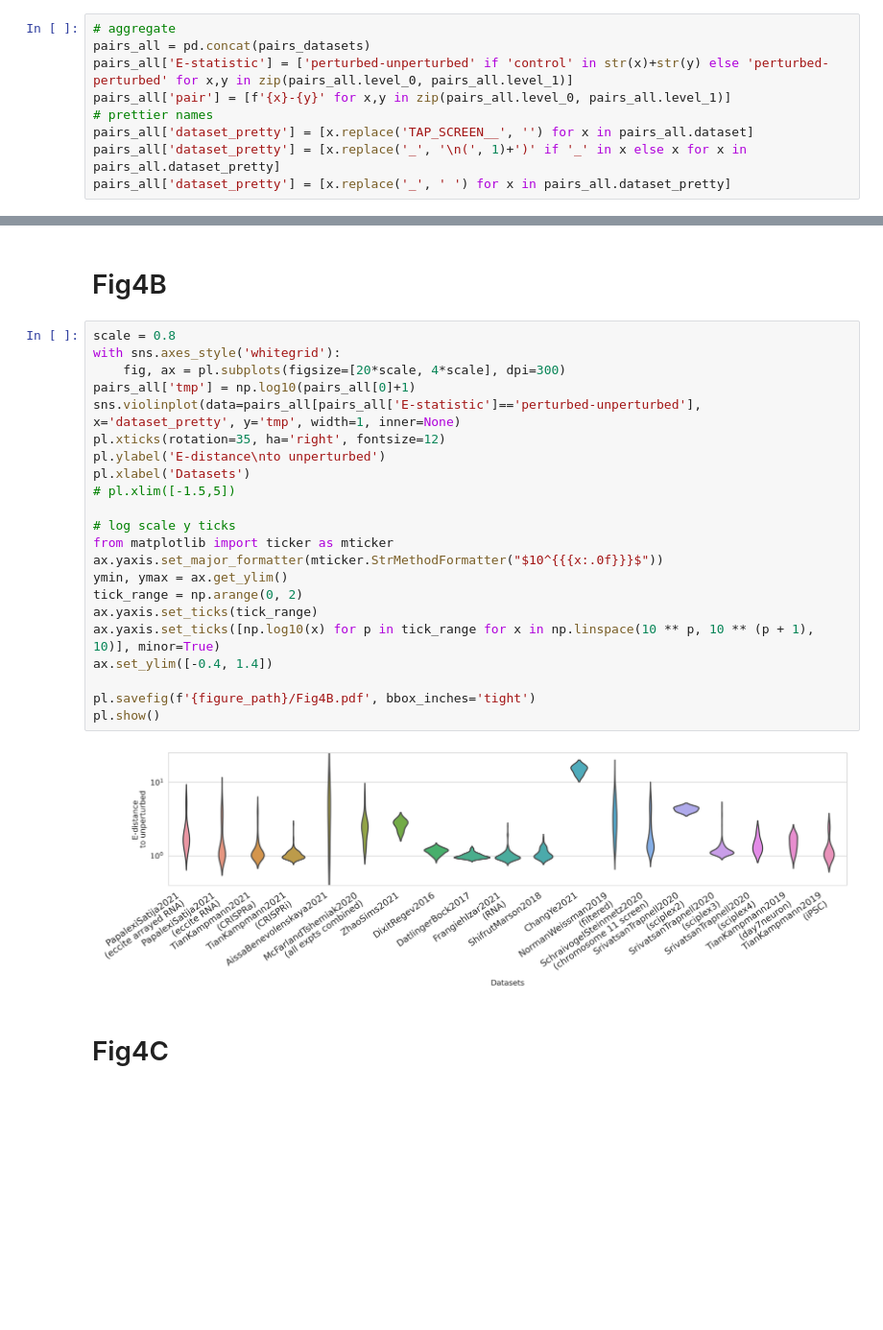
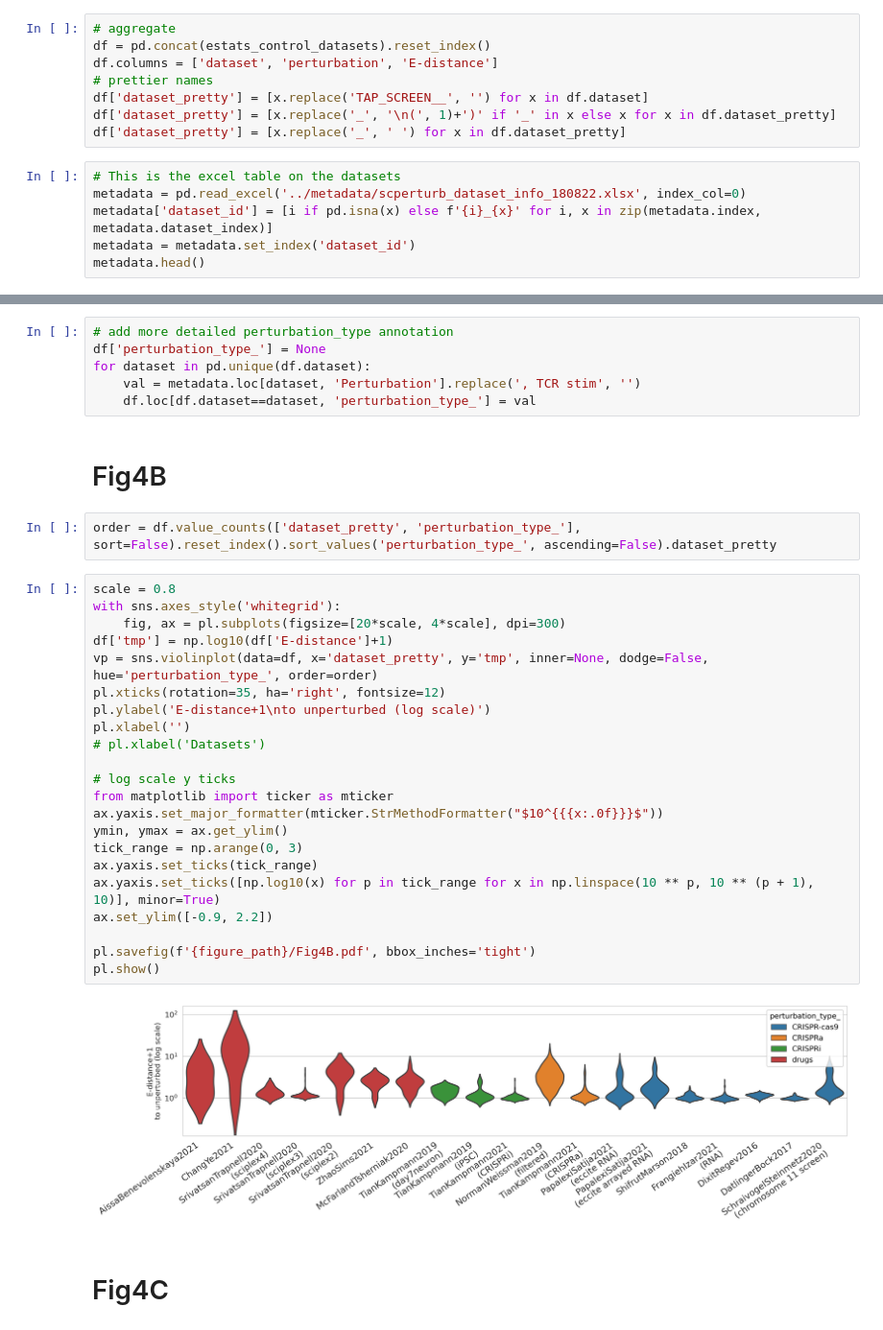
Before and after one commit to sanderlab/scPerturb, a Jupyter notebook: notebooks/Fig4.ipynb, the cells around one changed output, grey strips where cells are left out. Shown at 96% size. Cells and saved outputs as stored; diff of their text form; blank space fills up the shorter version.

```diff
--- a/notebooks/Fig4.ipynb
+++ b/notebooks/Fig4.ipynb
@@ -86,9 +89,14 @@ for key in h5_files.keys():
 # %%
 # aggregate
-pairs_all = pd.concat(pairs_datasets)
-pairs_all['E-statistic'] = ['perturbed-unperturbed' if 'control' in str(x)+str(y) else 'perturbed-perturbed' for x,y in zip(pairs_all.level_0, pairs_all.level_1)]
-pairs_all['pair'] = [f'{x}-{y}' for x,y in zip(pairs_all.level_0, pairs_all.level_1)]
+df = pd.concat(estats_control_datasets).reset_index()
+df.columns = ['dataset', 'perturbation', 'E-distance']
 # prettier names
-pairs_all['dataset_pretty'] = [x.replace('TAP_SCREEN__', '') for x in pairs_all.dataset]
-pairs_all['dataset_pretty'] = [x.replace('_', '\n(', 1)+')' if '_' in x else x for x in pairs_all.dataset_pretty]
-pairs_all['dataset_pretty'] = [x.replace('_', ' ') for x in pairs_all.dataset_pretty]
+df['dataset_pretty'] = [x.replace('TAP_SCREEN__', '') for x in df.dataset]
+df['dataset_pretty'] = [x.replace('_', '\n(', 1)+')' if '_' in x else x for x in df.dataset_pretty]
+df['dataset_pretty'] = [x.replace('_', ' ') for x in df.dataset_pretty]
+# %%
+# This is the excel table on the datasets
+metadata = pd.read_excel('../metadata/scperturb_dataset_info_180822.xlsx', index_col=0)
+metadata['dataset_id'] = [i if pd.isna(x) else f'{i}_{x}' for i, x in zip(metadata.index, metadata.dataset_index)]
+metadata = metadata.set_index('dataset_id')
+metadata.head()
@@ -95,29 +111,37 @@ pairs_all['dataset_pretty'] = [x.replace('_', ' ') for x in pairs_all.dataset_pr
+# %%
+# add more detailed perturbation_type annotation
+df['perturbation_type_'] = None
+for dataset in pd.unique(df.dataset):
+    val = metadata.loc[dataset, 'Perturbation'].replace(', TCR stim', '')
+    df.loc[df.dataset==dataset, 'perturbation_type_'] = val
 # %% [markdown]
 # Fig4B
+# %%
+order = df.value_counts(['dataset_pretty', 'perturbation_type_'], sort=False).reset_index().sort_values('perturbation_type_', ascending=False).dataset_pretty
 # %%
 scale = 0.8
 with sns.axes_style('whitegrid'):
     fig, ax = pl.subplots(figsize=[20*scale, 4*scale], dpi=300)
-pairs_all['tmp'] = np.log10(pairs_all[0]+1)
-sns.violinplot(data=pairs_all[pairs_all['E-statistic']=='perturbed-unperturbed'], x='dataset_pretty', y='tmp', width=1, inner=None)
+df['tmp'] = np.log10(df['E-distance']+1)
+vp = sns.violinplot(data=df, x='dataset_pretty', y='tmp', inner=None, dodge=False, hue='perturbation_type_', order=order)
 pl.xticks(rotation=35, ha='right', fontsize=12)
-pl.ylabel('E-distance\nto unperturbed')
-pl.xlabel('Datasets')
-# pl.xlim([-1.5,5])
+pl.ylabel('E-distance+1\nto unperturbed (log scale)')
+pl.xlabel('')
+# pl.xlabel('Datasets')
 
 # log scale y ticks
 from matplotlib import ticker as mticker
 ax.yaxis.set_major_formatter(mticker.StrMethodFormatter("$10^{{{x:.0f}}}$"))
 ymin, ymax = ax.get_ylim()
-tick_range = np.arange(0, 2)
+tick_range = np.arange(0, 3)
 ax.yaxis.set_ticks(tick_range)
 ax.yaxis.set_ticks([np.log10(x) for p in tick_range for x in np.linspace(10 ** p, 10 ** (p + 1), 10)], minor=True)
-ax.set_ylim([-0.4, 1.4])
+ax.set_ylim([-0.9, 2.2])
 
 pl.savefig(f'{figure_path}/Fig4B.pdf', bbox_inches='tight')
 pl.show()
 # %% [output]
-[figure, old version]
+[figure, new version]
 # %% [markdown]
 # Fig4C
 # %%
```
Also changed, not shown: parts of 18 cells of this notebook, 21 other files.
